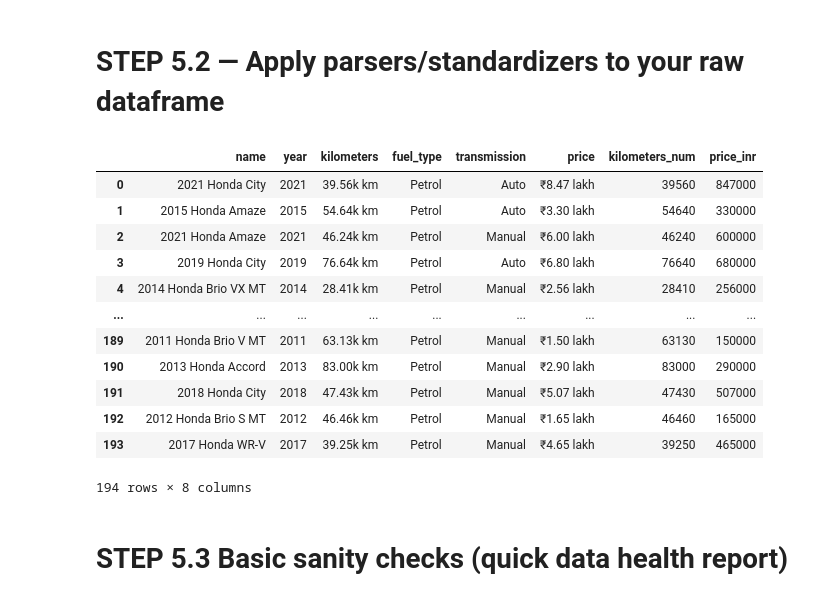
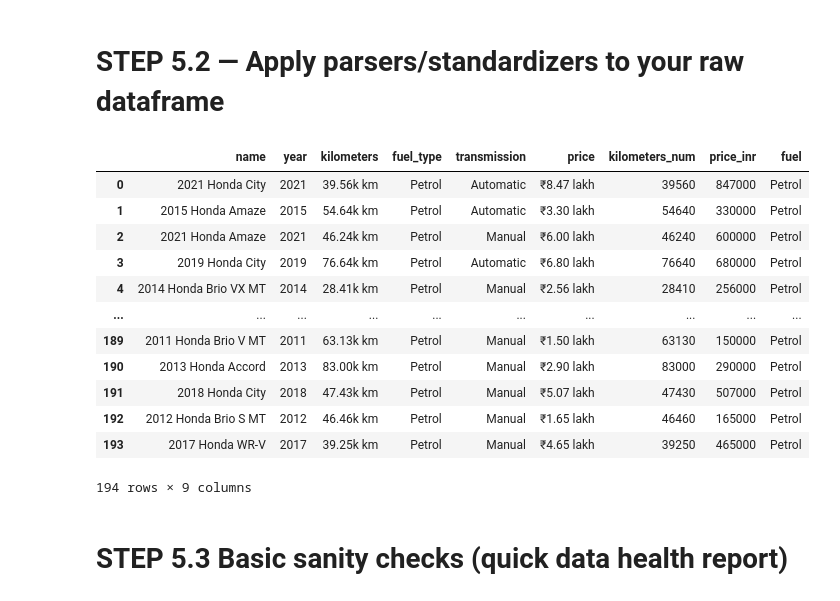
Before and after one commit to sharjeel-png/CP33_TEAM_B_Evoastra_Mini_Project, a Jupyter notebook: EVOASTRA__MINI_PROJECT_[_CP33_TEAM_B_].ipynb, the cells around one changed output. Cells and saved outputs as stored; diff of their text form; code cells hidden in the pictures.

```diff
--- a/EVOASTRA__MINI_PROJECT_[_CP33_TEAM_B_].ipynb
+++ b/EVOASTRA__MINI_PROJECT_[_CP33_TEAM_B_].ipynb
@@ -622,7 +622,7 @@ def parse_price_inr(x: str) -> float:
         return int(round(float(m2.group(1))))
     return np.nan
 
-def std_transmission(x: str) -> str:
+def transmission(x: str) -> str:
     """Normalize transmission labels to 'Automatic' / 'Manual'."""
     if pd.isna(x):
         return np.nan
@@ -634,7 +634,7 @@ def std_transmission(x: str) -> str:
     # default: keep a clean title-cased value
     return str(x).strip().title()
 
-def std_fuel(x: str) -> str:
+def fuel(x: str) -> str:
     """Standardize fuel types."""
     if pd.isna(x):
         return np.nan
@@ -652,28 +652,28 @@ def std_fuel(x: str) -> str:
 # %%
 # STEP 5.2 ---- Apply parsers/standardizers to your raw dataframe ----
 
 df = df_cars.copy()
 
 df["kilometers_num"]   = df["kilometers"].apply(parse_kilometers)
 df["price_inr"]        = df["price"].apply(parse_price_inr)
-# df["transmission_std"] = df["transmission"].apply(std_transmission)
-# df["fuel_std"]         = df["fuel_type"].apply(std_fuel)
+df["transmission"] = df["transmission"].apply(transmission)
+df["fuel"]         = df["fuel_type"].apply(fuel)
 
 df
 # %% [output]
-|  | name | year | kilometers | fuel_type | transmission | price | kilometers_num | price_inr |
-| 0 | 2021 Honda City | 2021 | 39.56k km | Petrol | Auto | ₹8.47 lakh | 39560 | 847000 |
-| 1 | 2015 Honda Amaze | 2015 | 54.64k km | Petrol | Auto | ₹3.30 lakh | 54640 | 330000 |
-| 2 | 2021 Honda Amaze | 2021 | 46.24k km | Petrol | Manual | ₹6.00 lakh | 46240 | 600000 |
-| 3 | 2019 Honda City | 2019 | 76.64k km | Petrol | Auto | ₹6.80 lakh | 76640 | 680000 |
-| 4 | 2014 Honda Brio VX MT | 2014 | 28.41k km | Petrol | Manual | ₹2.56 lakh | 28410 | 256000 |
-| ... | ... | ... | ... | ... | ... | ... | ... | ... |
-| 189 | 2011 Honda Brio V MT | 2011 | 63.13k km | Petrol | Manual | ₹1.50 lakh | 63130 | 150000 |
-| 190 | 2013 Honda Accord | 2013 | 83.00k km | Petrol | Manual | ₹2.90 lakh | 83000 | 290000 |
-| 191 | 2018 Honda City | 2018 | 47.43k km | Petrol | Manual | ₹5.07 lakh | 47430 | 507000 |
-| 192 | 2012 Honda Brio S MT | 2012 | 46.46k km | Petrol | Manual | ₹1.65 lakh | 46460 | 165000 |
-| 193 | 2017 Honda WR-V | 2017 | 39.25k km | Petrol | Manual | ₹4.65 lakh | 39250 | 465000 |
+|  | name | year | kilometers | fuel_type | transmission | price | kilometers_num | price_inr | fuel |
+| 0 | 2021 Honda City | 2021 | 39.56k km | Petrol | Automatic | ₹8.47 lakh | 39560 | 847000 | Petrol |
+| 1 | 2015 Honda Amaze | 2015 | 54.64k km | Petrol | Automatic | ₹3.30 lakh | 54640 | 330000 | Petrol |
+| 2 | 2021 Honda Amaze | 2021 | 46.24k km | Petrol | Manual | ₹6.00 lakh | 46240 | 600000 | Petrol |
+| 3 | 2019 Honda City | 2019 | 76.64k km | Petrol | Automatic | ₹6.80 lakh | 76640 | 680000 | Petrol |
+| 4 | 2014 Honda Brio VX MT | 2014 | 28.41k km | Petrol | Manual | ₹2.56 lakh | 28410 | 256000 | Petrol |
+| ... | ... | ... | ... | ... | ... | ... | ... | ... | ... |
+| 189 | 2011 Honda Brio V MT | 2011 | 63.13k km | Petrol | Manual | ₹1.50 lakh | 63130 | 150000 | Petrol |
+| 190 | 2013 Honda Accord | 2013 | 83.00k km | Petrol | Manual | ₹2.90 lakh | 83000 | 290000 | Petrol |
+| 191 | 2018 Honda City | 2018 | 47.43k km | Petrol | Manual | ₹5.07 lakh | 47430 | 507000 | Petrol |
+| 192 | 2012 Honda Brio S MT | 2012 | 46.46k km | Petrol | Manual | ₹1.65 lakh | 46460 | 165000 | Petrol |
+| 193 | 2017 Honda WR-V | 2017 | 39.25k km | Petrol | Manual | ₹4.65 lakh | 39250 | 465000 | Petrol |
-194 rows × 8 columns
+194 rows × 9 columns
 # %% [markdown]
 # STEP 5.3 Basic sanity checks (quick data health report)
 # %%
```
Also changed, not shown: parts of 10 cells of this notebook.
